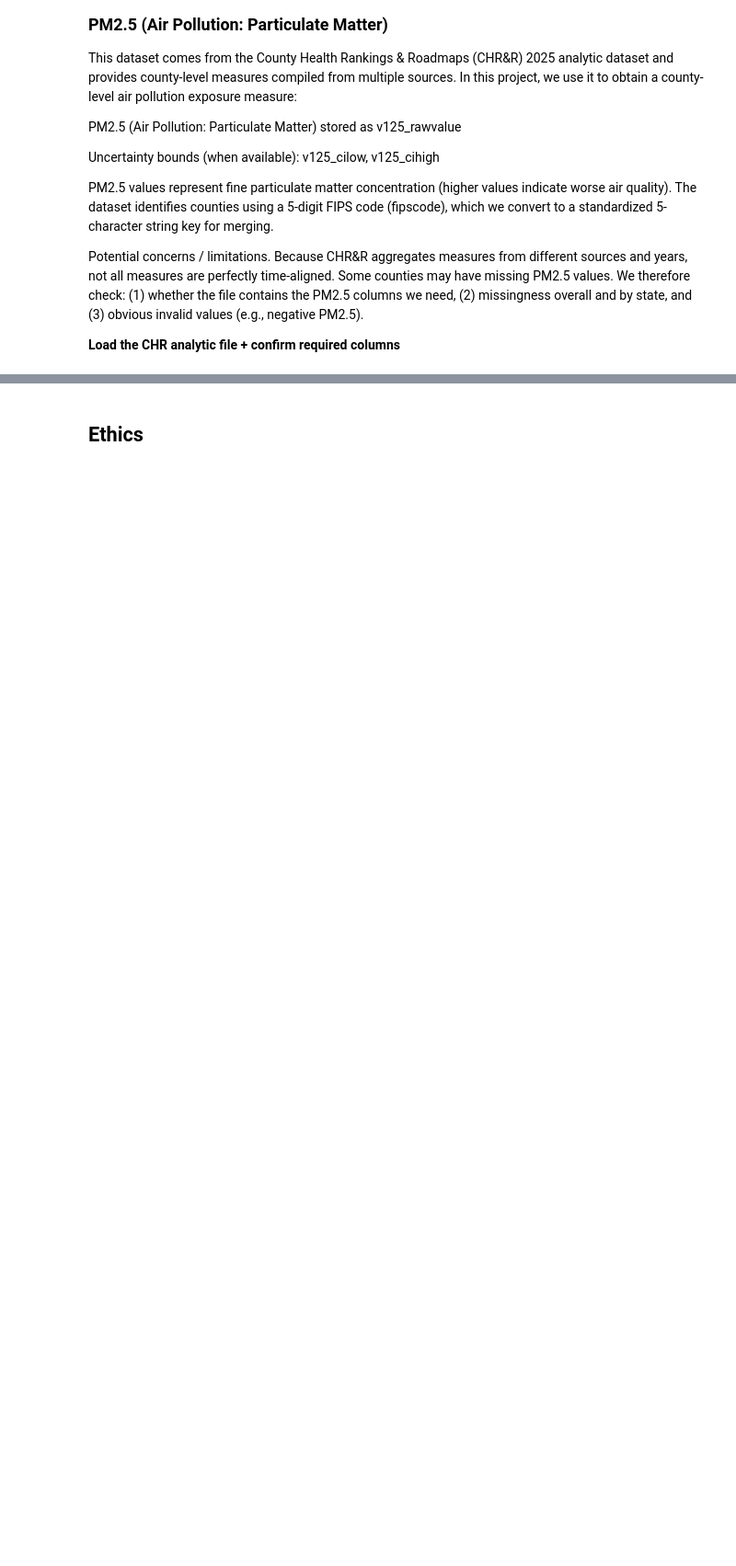
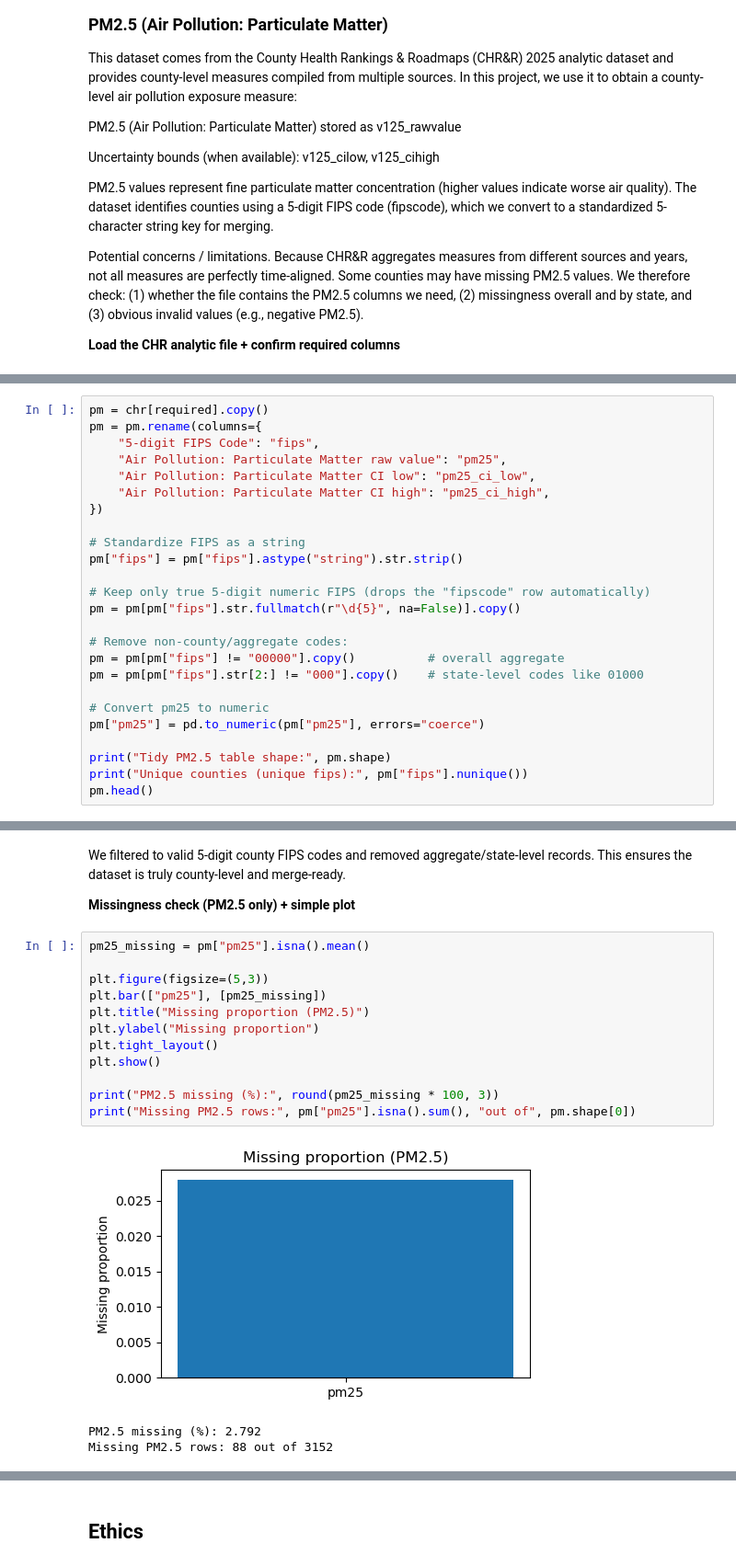
Before and after one commit to COGS108/Group142_WI26, a Jupyter notebook: 01-DataCheckpoint.ipynb, the cells around one changed output, grey strips where cells are left out. Shown at 92% size. Drawn from its saved outputs; the diff is of its cells as text; blank space fills up the shorter version.

Commit message:
update dataset 2

```diff
--- a/01-DataCheckpoint.ipynb
+++ b/01-DataCheckpoint.ipynb
@@ -378,0 +382,25 @@ AssertionError: Missing required columns ['fipscode', 'v125_rawvalue', 'v125_cil
+# %%
+pm = chr[required].copy()
+pm = pm.rename(columns={
+    "5-digit FIPS Code": "fips",
+    "Air Pollution: Particulate Matter raw value": "pm25",
+    "Air Pollution: Particulate Matter CI low": "pm25_ci_low",
+    "Air Pollution: Particulate Matter CI high": "pm25_ci_high",
+})
+
+# Standardize FIPS as a string
+pm["fips"] = pm["fips"].astype("string").str.strip()
+
+# Keep only true 5-digit numeric FIPS (drops the "fipscode" row automatically)
+pm = pm[pm["fips"].str.fullmatch(r"\d{5}", na=False)].copy()
+
+# Remove non-county/aggregate codes:
+pm = pm[pm["fips"] != "00000"].copy()          # overall aggregate
+pm = pm[pm["fips"].str[2:] != "000"].copy()    # state-level codes like 01000
+
+# Convert pm25 to numeric
+pm["pm25"] = pd.to_numeric(pm["pm25"], errors="coerce")
+
+print("Tidy PM2.5 table shape:", pm.shape)
+print("Unique counties (unique fips):", pm["fips"].nunique())
+pm.head()
@@ -378,0 +416,20 @@ AssertionError: Missing required columns ['fipscode', 'v125_rawvalue', 'v125_cil
+# %% [markdown]
+We filtered to valid 5-digit county FIPS codes and removed aggregate/state-level records. This ensures the dataset is truly county-level and merge-ready.
+
+**Missingness check (PM2.5 only) + simple plot**
+# %%
+pm25_missing = pm["pm25"].isna().mean()
+
+plt.figure(figsize=(5,3))
+plt.bar(["pm25"], [pm25_missing])
+plt.title("Missing proportion (PM2.5)")
+plt.ylabel("Missing proportion")
+plt.tight_layout()
+plt.show()
+
+print("PM2.5 missing (%):", round(pm25_missing * 100, 3))
+print("Missing PM2.5 rows:", pm["pm25"].isna().sum(), "out of", pm.shape[0])
+# %% [output]
+[figure, added]
+PM2.5 missing (%): 2.792
+Missing PM2.5 rows: 88 out of 3152
```
Also changed, not shown: parts of 29 cells of this notebook.
